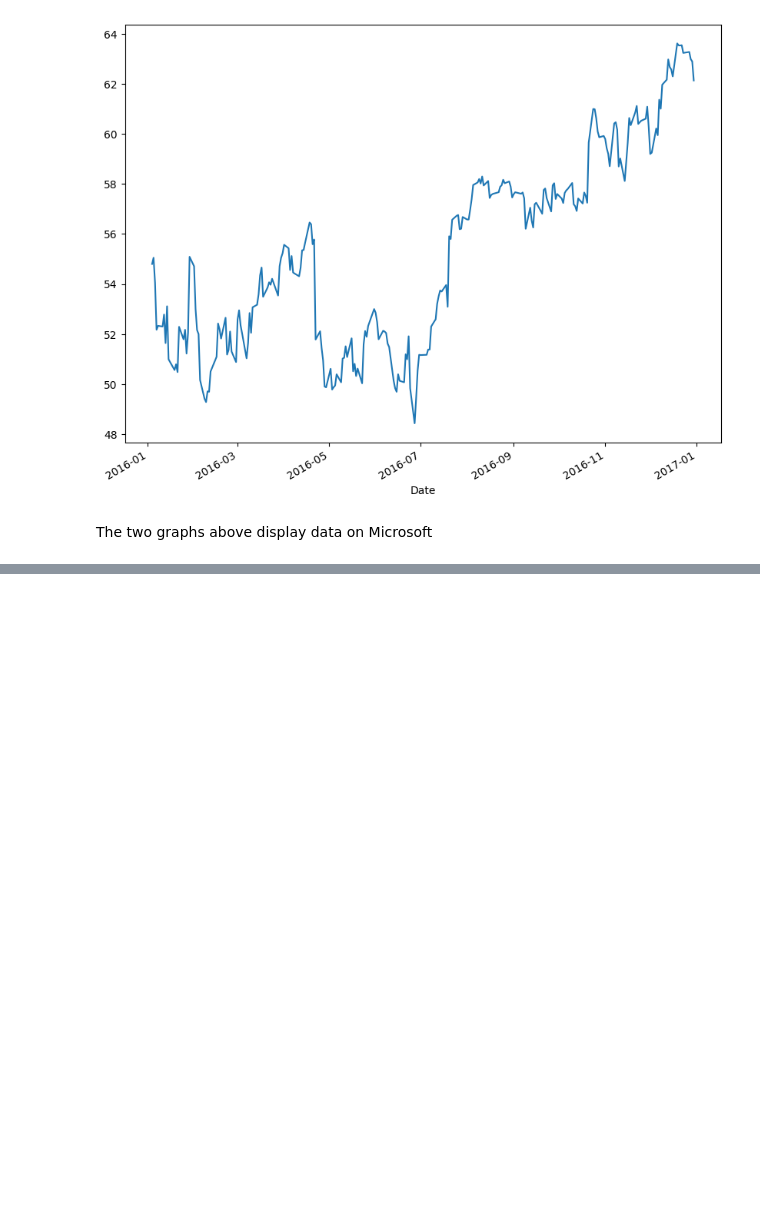
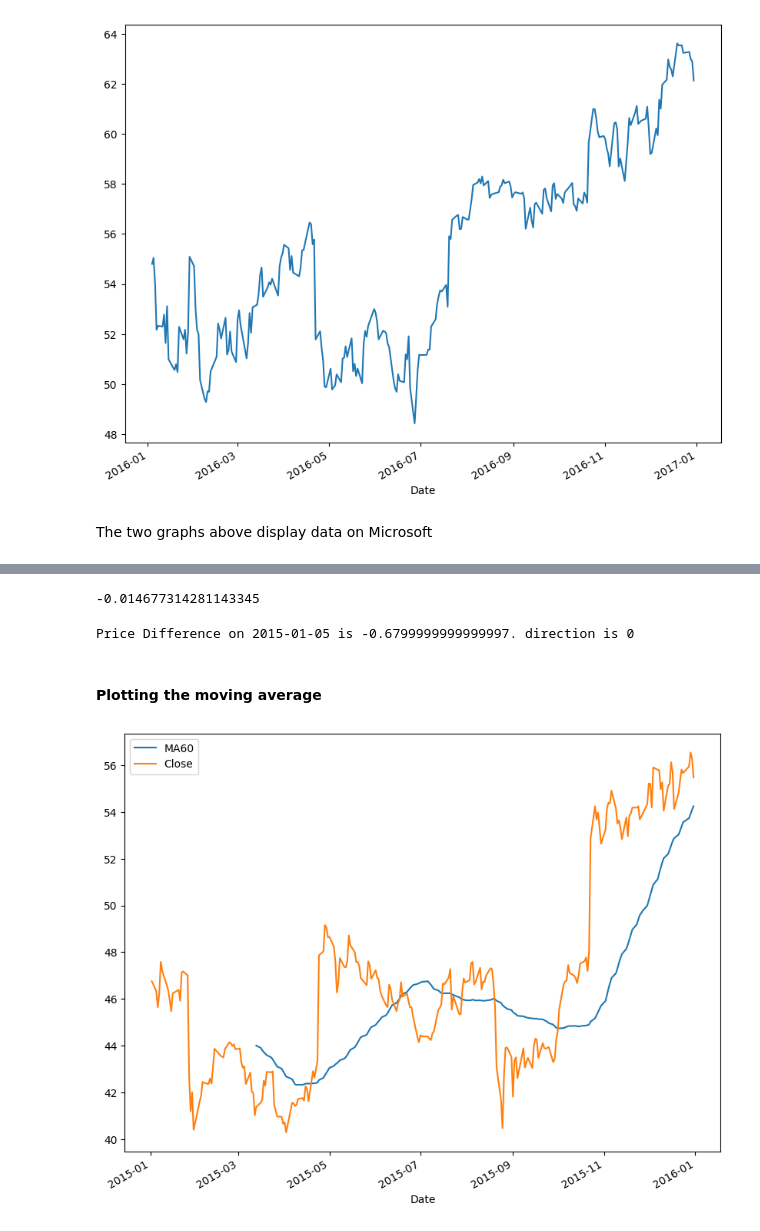
Before and after one commit to CheropS/Visualization-stock-prices, a Jupyter notebook: microsoft.ipynb, the cells around one changed output, grey strips where cells are left out. Drawn from its saved outputs; the diff is of its cells as text; code cells hidden in the pictures; blank space fills up the shorter version.

Commit message:
creating new columns

```diff
--- a/microsoft.ipynb
+++ b/microsoft.ipynb
@@ -106,0 +128,2 @@ The two graphs above display data on Microsoft
+# %%
+ms['PriceDiff'] = ms['Close'].shift(-1) - ms['Close']
@@ -106,0 +135,29 @@ The two graphs above display data on Microsoft
+# %%
+#New column Daily return
+ms['Return'] = ms['PriceDiff'] / ms['Close']
+# %%
+#Print return on 2015-01-05
+print(ms['Return'].loc['2015-01-05'])
+# %% [output]
+-0.014677314281143345
+# %%
+#Creating a New column using list comprehension - Direction
+ms['Direction'] = [1 if ms['PriceDiff'].loc[ei] > 0 else 0 for ei in ms.index]
+# %%
+#The price diff in 2015-01-05
+print('Price Difference on {} is {}. direction is {}'.format('2015-01-05', ms['PriceDiff'].loc['2015-01-05'], ms['Direction'].loc['2015-01-05']))
+# %% [output]
+Price Difference on 2015-01-05 is -0.6799999999999997. direction is 0
+# %%
+#Creating a new column using rolling()
+ms['ma60'] = ms['Close'].rolling(50).mean()
+# %% [markdown]
+#### Plotting the moving average
+# %%
+plt.figure(figsize=(10,8))
+ms['ma60'].loc['2015-01-01':'2015-12-31'].plot(label='MA60')
+ms['Close'].loc['2015-01-01':'2015-12-31'].plot(label='Close')
+plt.legend()
+plt.show()
+# %% [output]
+[figure, added]
```
Also changed, not shown: parts of 4 cells of this notebook.
